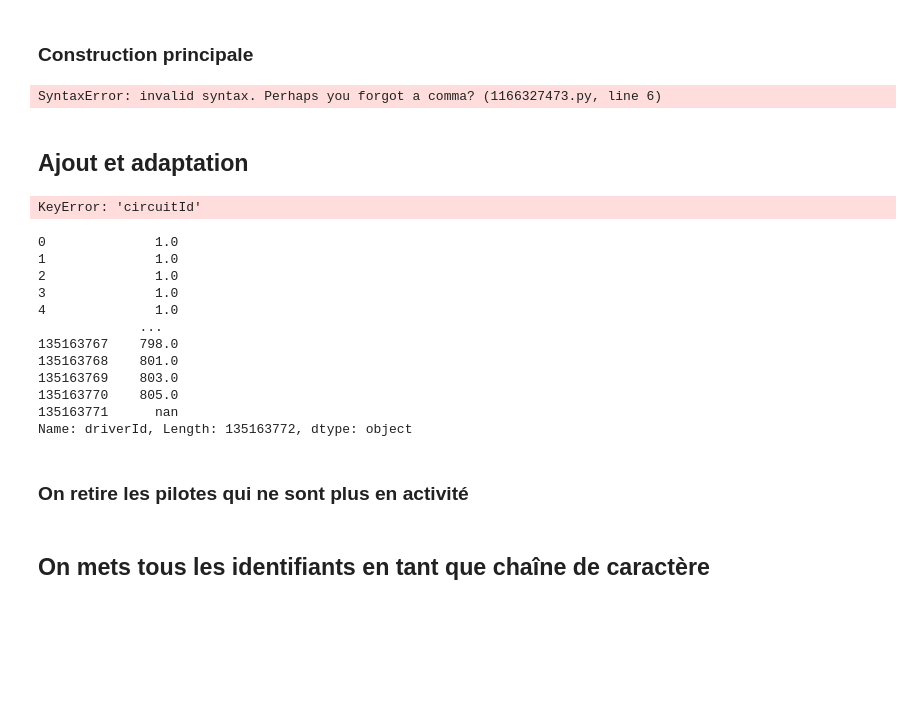
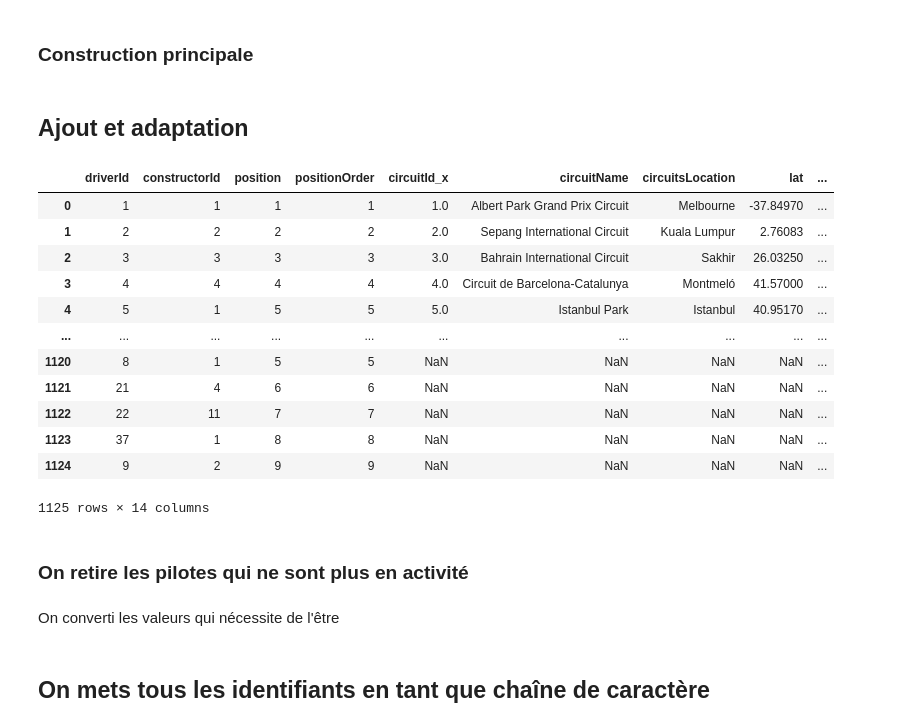
Before and after one commit to theotime2005/data-prediction-vva, a Jupyter notebook: manage-data.ipynb, the cells around one changed output. Drawn from its saved outputs; the diff is of its cells as text; code cells hidden in the pictures; blank space fills up the shorter version.

```diff
--- a/manage-data.ipynb
+++ b/manage-data.ipynb
@@ -41,46 +41,53 @@ data_set = pd.DataFrame({
         "constructorId": csv_data['results']['constructorId'],
         "position": csv_data['results']['position'],
         "positionOrder": csv_data['results']['positionOrder'],
-        "circuitId": csv_data['circuits']['circuitId']
+        "circuitId": csv_data['circuits']['circuitId'],
         "circuitName": csv_data['circuits']['name'],
         "circuitsLocation": csv_data['circuits']['location'],
         "lat": csv_data['circuits']['lat'],
-        "lng": csv_data['circuits']['lng']
+        "lng": csv_data['circuits']['lng'],
+        "raceId": csv_data['races']['raceId']
 })
-# %% [output]
-SyntaxError: invalid syntax. Perhaps you forgot a comma? (1166327473.py, line 6)
 # %% [markdown]
 ## Ajout et adaptation
 # %%
 csv_data['constructor_results']['constructor_points_moy'] = csv_data['constructor_results'].groupby('constructorId')['points'].transform('mean')
-# %%
-data_set = data_set.merge(csv_data['constructor_results'][['constructorId', 'raceId', 'constructor_points_moy']], on='constructorId', how="outer")
-data_set = data_set.merge(csv_data['constructor_standings'][['raceId', 'constructorId', 'wins']], on=['raceId', 'constructorId'], how="outer")
-data_set = data_set.merge(csv_data['constructors'][['constructorId', 'name', 'nationality']], on=['constructorId'], how="outer")
-data_set = data_set.merge(csv_data['drivers'][['driverId', 'surname']], on=['driverId'], how="outer")
-data_set = data_set.merge(csv_data['driver_standings'][['driverStandingsId', 'raceId', 'driverId', 'points']], on=['raceId', 'driverId'], how="outer")
-data_set = data_set.merge(csv_data['lap_times'][['raceId', 'driverId', 'time']], on=['raceId', 'driverId'], how="outer")
-data_set = data_set.merge(csv_data['pit_stops'][['raceId', 'driverId', 'stop', 'lap']], on=['raceId', 'driverId'], how="outer")
-data_set = data_set.merge(csv_data['qualifying'][['qualifyId', 'raceId', 'driverId']], on=['raceId', 'driverId'], how="outer")
-data_set = data_set.merge(csv_data['races'][['raceId', 'circuitId', 'name']], on=['raceId', 'circuitId'], how="outer")
-# %% [output]
-KeyError: 'circuitId'
-# %%
-data_set['position']=data_set['position'].apply(lambda x: 0 if isinstance(x, str) else x)
-data_set['driverId'].astype('str')
-# %% [output]
-0              1.0
-1              1.0
-2              1.0
-3              1.0
-4              1.0
-             ...
-135163767    798.0
-135163768    801.0
-135163769    803.0
-135163770    805.0
-135163771      nan
-Name: driverId, Length: 135163772, dtype: object
+# %%
+csv_data['circuits'].drop(columns=['circuitRef', 'location', 'country', 'alt', 'url'], axis=1, inplace=True)
+csv_data['constructors'].drop(columns=['constructorRef', 'nationality', 'url'], axis=1, inplace=True)
+csv_data['constructor_results'].drop(columns=['points', 'status'], axis=1, inplace=True)
+csv_data['constructor_standings'].drop(columns=['points', 'positionText',  'wins'], axis=1, inplace=True)
+csv_data['drivers'].drop(columns=['driverRef', 'number', 'nationality', 'dob', 'forename', 'code', 'url'], axis=1, inplace=True)
+csv_data['driver_standings'].drop(columns=['positionText', 'points', 'wins'], axis=1, inplace=True)
+csv_data['lap_times'].drop(columns=['time', 'milliseconds'], axis=1, inplace=True)
+csv_data['pit_stops'].drop(columns=['time', 'duration', 'milliseconds'], axis=1, inplace=True)
+csv_data['qualifying'].drop(columns=['number', 'position', 'q1', 'q2', 'q3'], axis=1, inplace=True)
+csv_data['races'].drop(columns=['date', 'time', 'url', 'fp1_date','fp1_time','fp2_date','fp2_time','fp3_date','fp3_time','quali_date','quali_time','sprint_date','sprint_time'], axis=1, inplace=True)
+# %%
+pd.merge(data_set, csv_data['circuits'], on='circuitId', how='inner')
+pd.merge(data_set, csv_data['constructors'], on='constructorId', how='inner')
+pd.merge(data_set, csv_data['constructor_results'], on='constructorId', how='inner')
+pd.merge(data_set, csv_data['constructor_standings'], on='constructorId', how='inner')
+pd.merge(data_set, csv_data['drivers'], on='driverId', how='inner')
+pd.merge(data_set, csv_data['driver_standings'], on='driverId', how='inner')
+pd.merge(data_set, csv_data['lap_times'], on='driverId', how='inner')
+pd.merge(data_set, csv_data['pit_stops'], on='driverId', how='inner')
+pd.merge(data_set, csv_data['qualifying'], on='driverId', how='inner')
+pd.merge(data_set, csv_data['races'], on='raceId', how='inner')
+# %% [output]
+|  | driverId | constructorId | position | positionOrder | circuitId_x | circuitName | circuitsLocation | lat | ... |
+| 0 | 1 | 1 | 1 | 1 | 1.0 | Albert Park Grand Prix Circuit | Melbourne | -37.84970 | ... |
+| 1 | 2 | 2 | 2 | 2 | 2.0 | Sepang International Circuit | Kuala Lumpur | 2.76083 | ... |
+| 2 | 3 | 3 | 3 | 3 | 3.0 | Bahrain International Circuit | Sakhir | 26.03250 | ... |
+| 3 | 4 | 4 | 4 | 4 | 4.0 | Circuit de Barcelona-Catalunya | Montmeló | 41.57000 | ... |
+| 4 | 5 | 1 | 5 | 5 | 5.0 | Istanbul Park | Istanbul | 40.95170 | ... |
+| ... | ... | ... | ... | ... | ... | ... | ... | ... | ... |
+| 1120 | 8 | 1 | 5 | 5 | NaN | NaN | NaN | NaN | ... |
+| 1121 | 21 | 4 | 6 | 6 | NaN | NaN | NaN | NaN | ... |
+| 1122 | 22 | 11 | 7 | 7 | NaN | NaN | NaN | NaN | ... |
+| 1123 | 37 | 1 | 8 | 8 | NaN | NaN | NaN | NaN | ... |
+| 1124 | 9 | 2 | 9 | 9 | NaN | NaN | NaN | NaN | ... |
+1125 rows × 14 columns
 # %%
 data_set.drop_duplicates(inplace=True)
 # %% [markdown]
@@ -88,3 +95,5 @@ data_set.drop_duplicates(inplace=True)
 # %%
 active_driver_ids = [1, 3, 4, 5, 6, 7, 10, 14, 16, 18, 20, 22, 23, 24, 27, 31, 44, 55, 63, 77]
 data_set = data_set[data_set['driverId'].isin(active_driver_ids)]
+# %% [markdown]
+On converti les valeurs qui nécessite de l'être
```
Also changed, not shown: parts of 6 cells of this notebook, 1 other file.
